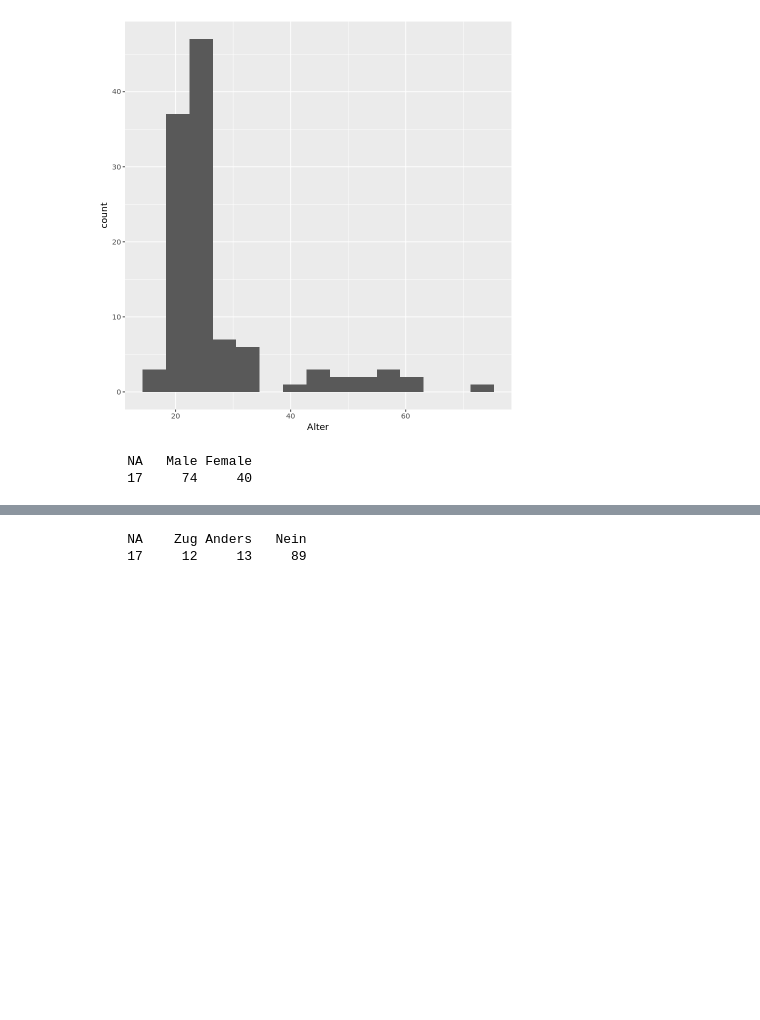
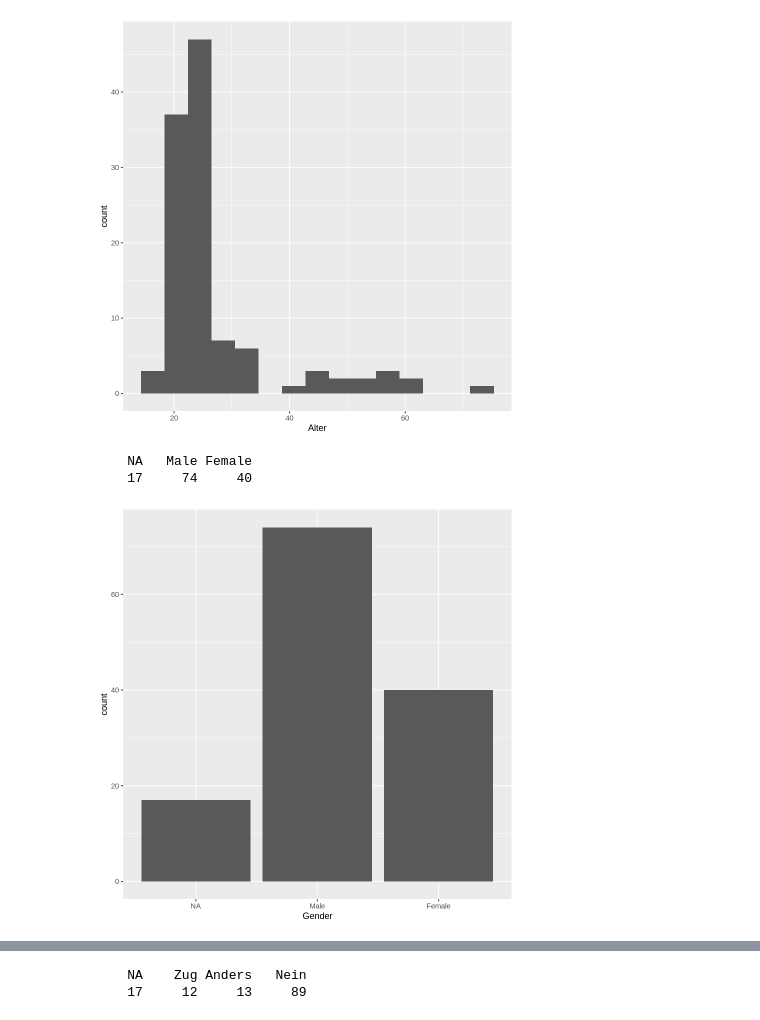
Before and after one commit to MaximeBonnin/DataScience4Entrepreneurs, a Jupyter notebook: Auswertung.ipynb, the cells around one changed output, grey strips where cells are left out. Cells and saved outputs as stored; diff of their text form; code cells hidden in the pictures; blank space fills up the shorter version.

```diff
--- a/Auswertung.ipynb
+++ b/Auswertung.ipynb
@@ -75,11 +50,12 @@ Warning message:
 # %%
 df$Gender <- as.factor(df$Gender)
 levels(df$Gender) <- c("NA", "Male", "Female")  # "Divers" hatte keine Einträge
 table(df$Gender)
-# ggplot(df, aes(Gender)) + geom_bar()
+ggplot(df, aes(Gender)) + geom_bar()
 # %% [output]
     NA   Male Female
     17     74     40
+[figure, added]
 # %%
 df$Einkommen <- as.factor(df$Einkommen)
 levels(df$Einkommen) <- c("NA", "<500", "500-1000", "1000-1500", "1500-2500", ">2500")
```
Also changed, not shown: parts of 12 cells of this notebook.
